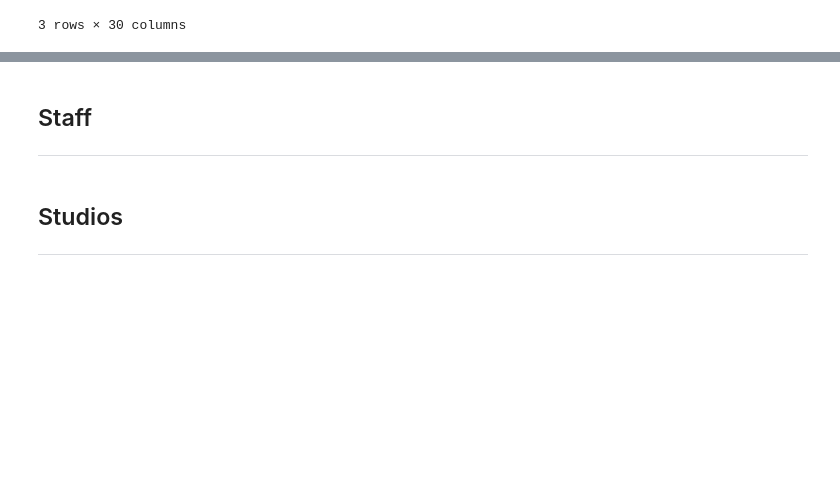
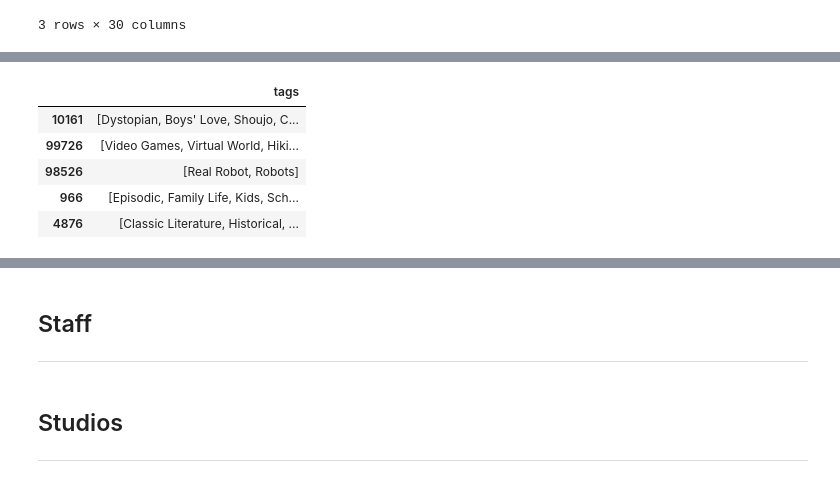
Before and after one commit to sn-ekstrand/content-based-anime-recommender, a Jupyter notebook: data_cleaning.ipynb, the cells around one changed output, grey strips where cells are left out. Saved outputs shown, nothing was run; the diff lists cells and outputs as text; code cells hidden in the pictures; blank space fills up the shorter version.

```diff
--- a/data_cleaning.ipynb
+++ b/data_cleaning.ipynb
@@ -474,0 +471,9 @@ pd.DataFrame(list(keep_tags), index=keep_tags_idxs)
+# %%
+tags_df2.head()
+# %% [output]
+|  | tags |
+| 10161 | [Dystopian, Boys' Love, Shoujo, C... |
+| 99726 | [Video Games, Virtual World, Hiki... |
+| 98526 | [Real Robot, Robots] |
+| 966 | [Episodic, Family Life, Kids, Sch... |
+| 4876 | [Classic Literature, Historical, ... |
```
Also changed, not shown: parts of 16 cells of this notebook.
